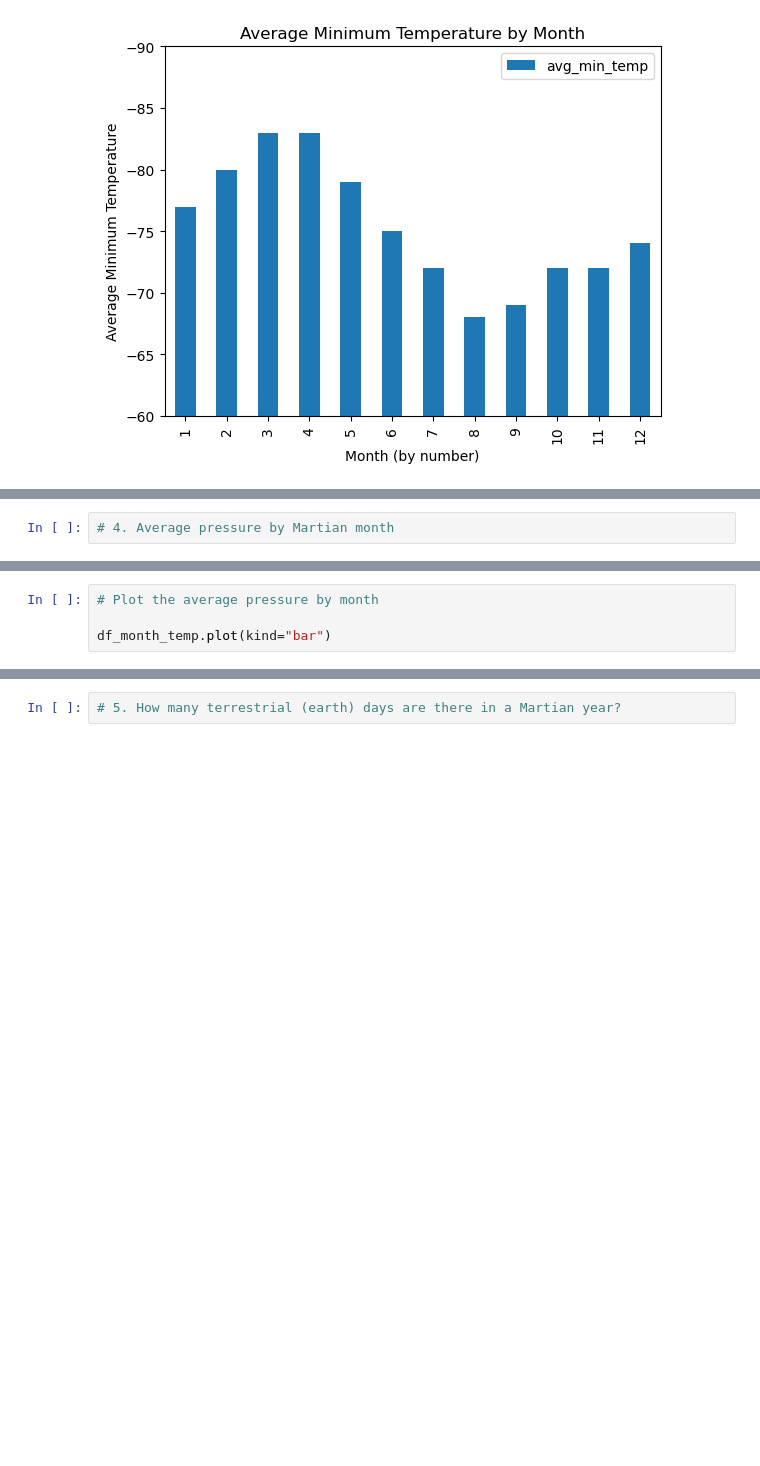
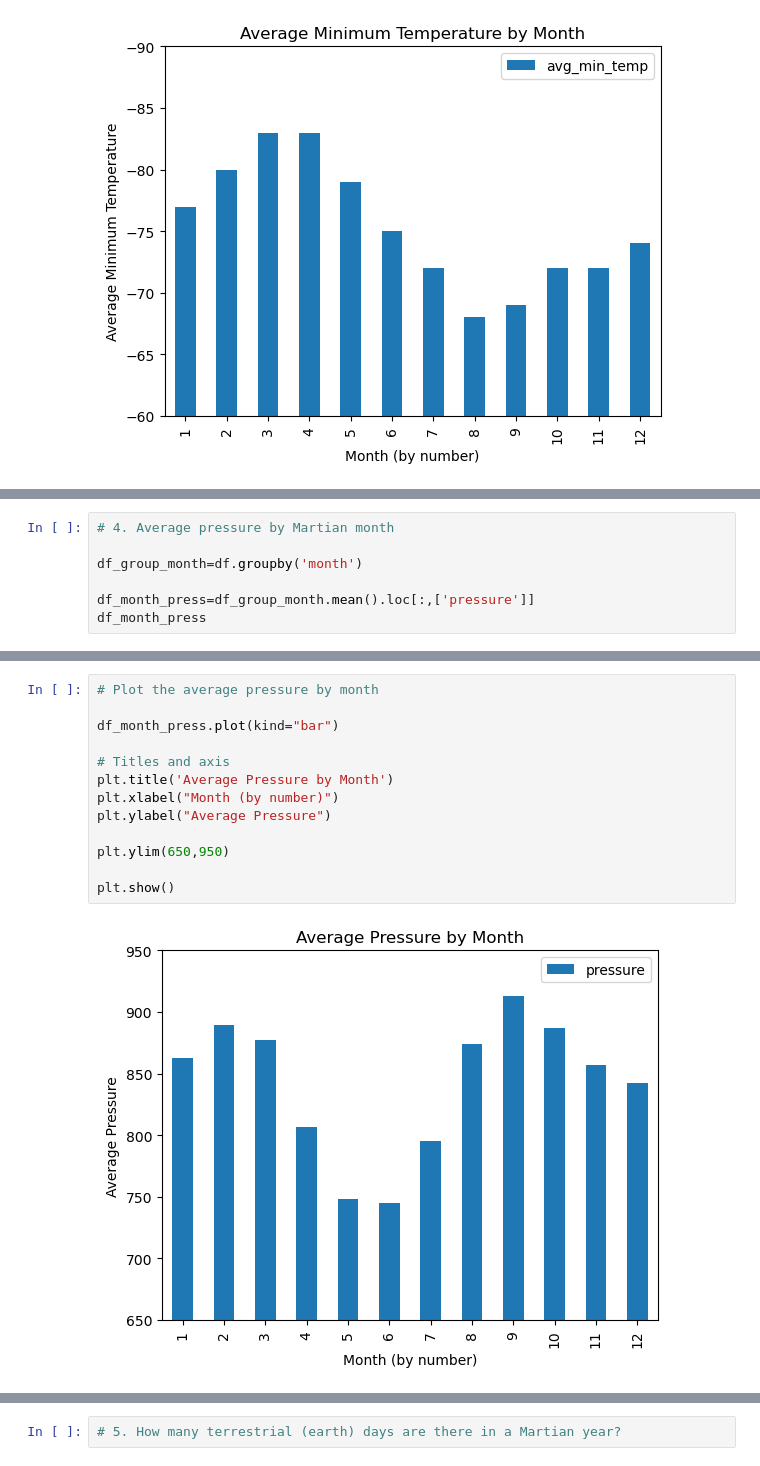
Before and after one commit to Pazz0/Mission-to-Mars, a Jupyter notebook: part_2_mars_weather.ipynb, the cells around one changed output, grey strips where cells are left out. Cells and saved outputs as stored; diff of their text form; blank space fills up the shorter version.

Commit message:
average pressures per month found and charted

```diff
--- a/part_2_mars_weather.ipynb
+++ b/part_2_mars_weather.ipynb
@@ -231,2 +233,7 @@ plt.show()
 # %%
 # 4. Average pressure by Martian month
+
+df_group_month=df.groupby('month')
+
+df_month_press=df_group_month.mean().loc[:,['pressure']]
+df_month_press
@@ -233,4 +255,15 @@ plt.show()
-# %%
-# Plot the average pressure by month
-
-df_month_temp.plot(kind="bar")
+# %%
+# Plot the average pressure by month
+
+df_month_press.plot(kind="bar")
+
+# Titles and axis
+plt.title('Average Pressure by Month')
+plt.xlabel("Month (by number)")
+plt.ylabel("Average Pressure")
+
+plt.ylim(650,950)
+
+plt.show()
+# %% [output]
+[figure, added]
```
Also changed, not shown: parts of 3 cells of this notebook.
